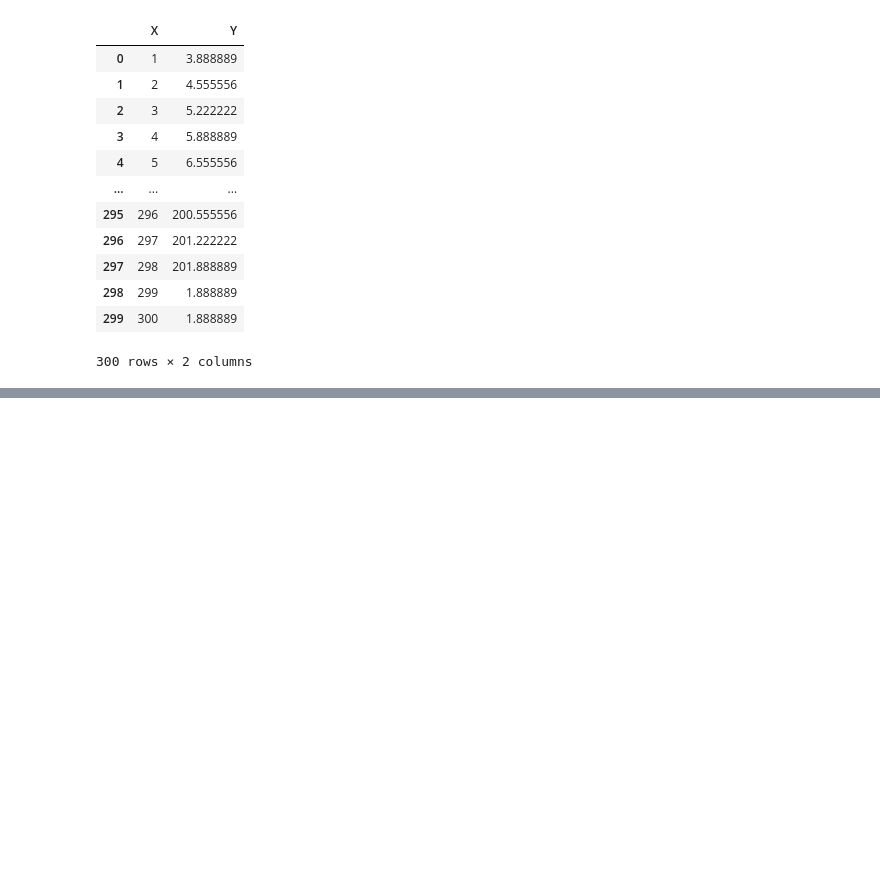
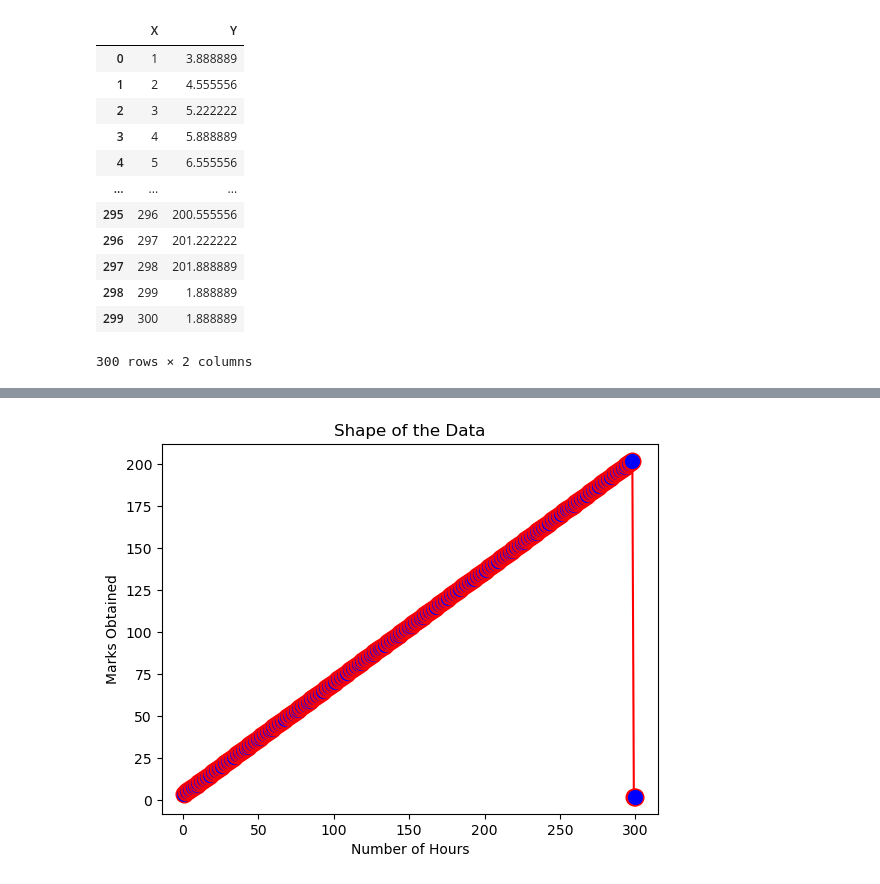
Before and after one commit to Danish-Hussain-DSAI/linear-regrssion-model-on-existing-dataset, a Jupyter notebook: linear regression 2.ipynb, the cells around one changed output, grey strips where cells are left out. Drawn from its saved outputs; the diff is of its cells as text; code cells hidden in the pictures; blank space fills up the shorter version.

```diff
--- a/linear regression 2.ipynb
+++ b/linear regression 2.ipynb
@@ -35,4 +35,12 @@ df.head()
 #collection x and y
 x=df["X"].values
 y=df["Y"].values
+# %%
+plt.plot(x,y, color='red',marker='o', markerfacecolor='blue', markersize=12)
+plt.xlabel('Number of Hours')
+plt.ylabel('Marks Obtained')
+plt.title('Shape of the Data')
+plt.show()
+# %% [output]
+[figure, added]
 # %%
```
Also changed, not shown: parts of 5 cells of this notebook.
